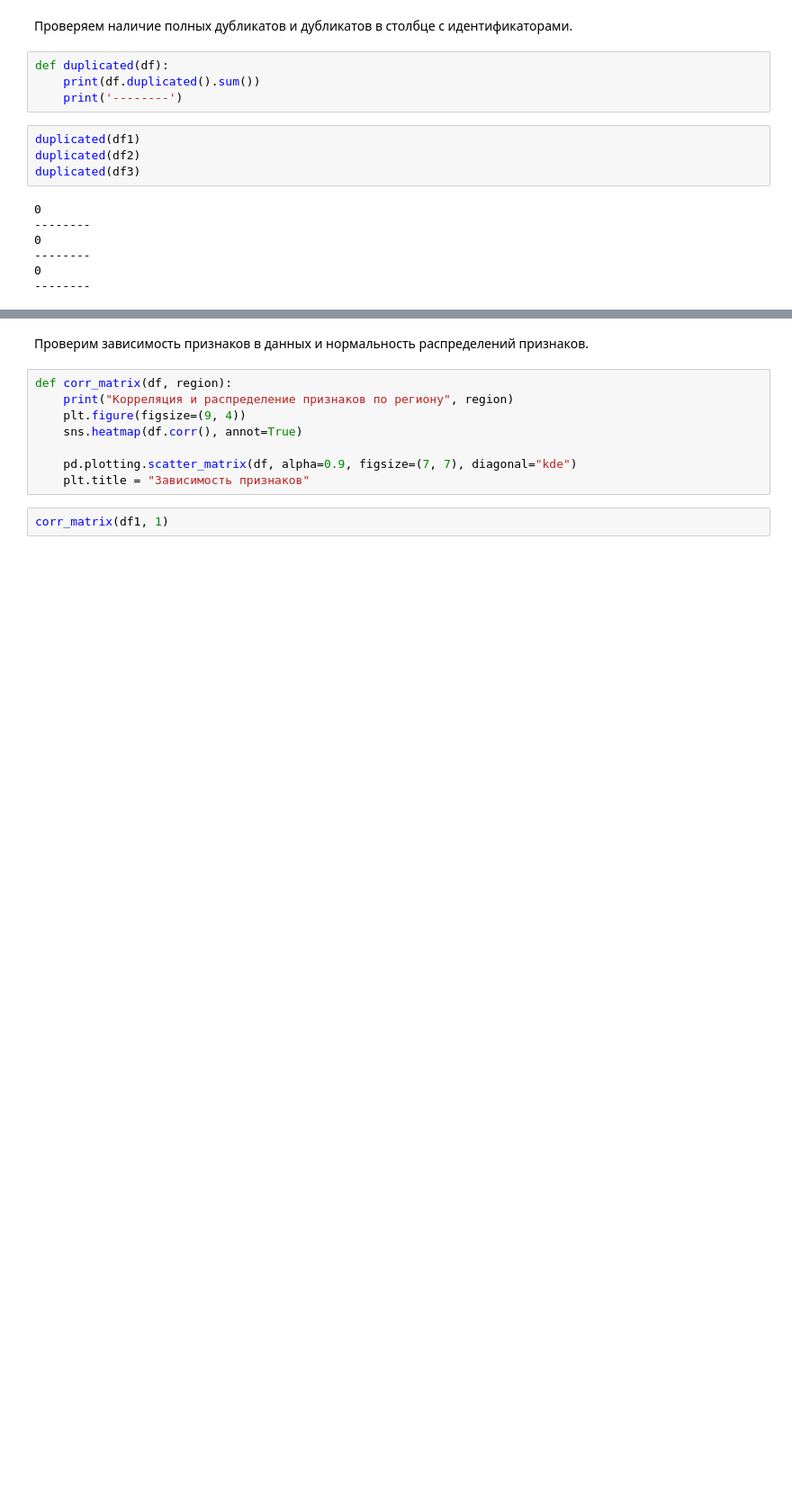
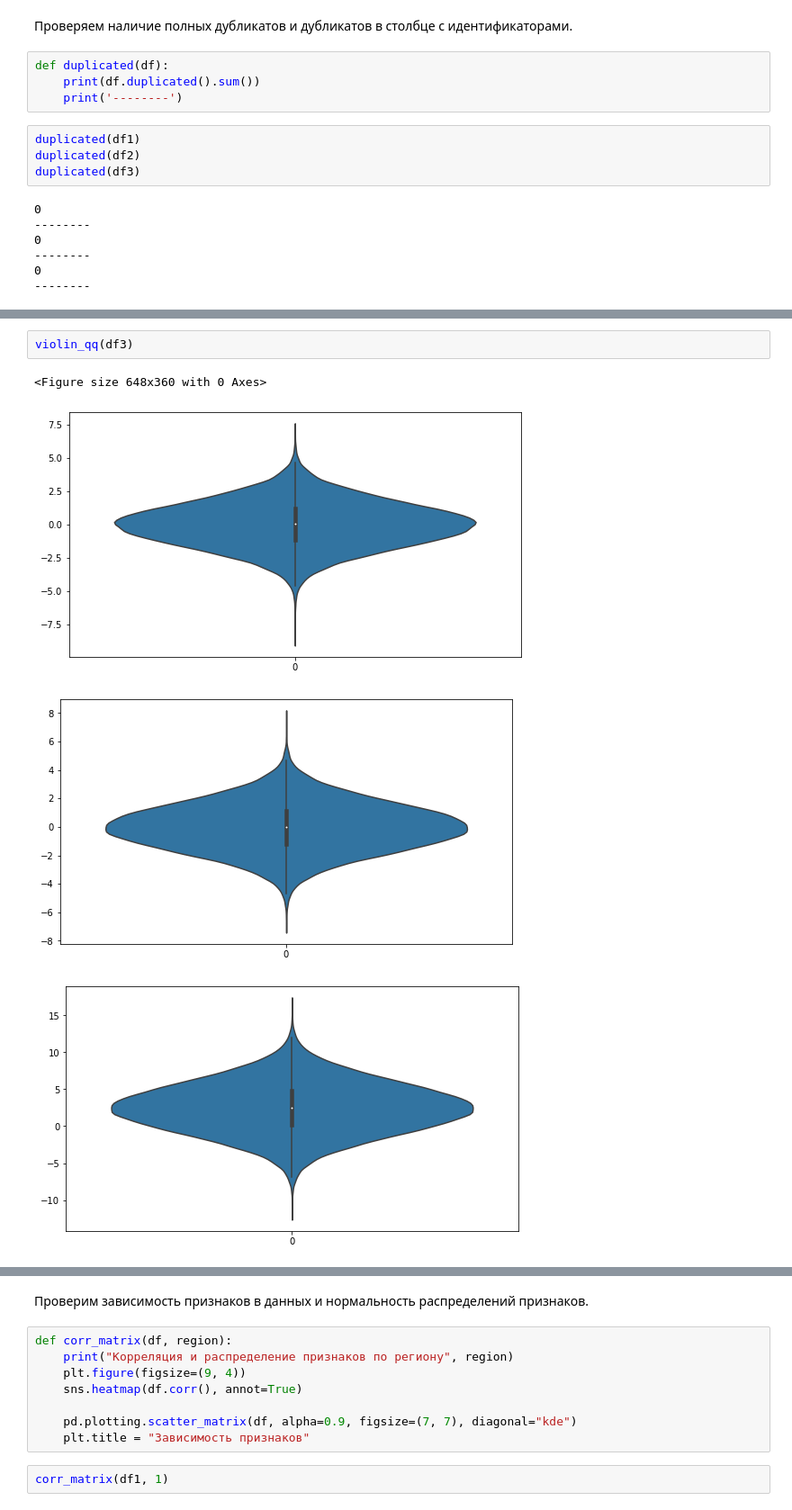
Before and after one commit to elena-soln/study_projects, a Jupyter notebook: Oil_Well_Best_Location/Oil_Well_Best_Location.ipynb, the cells around one changed output, grey strips where cells are left out. Shown at 90% size. Drawn from its saved outputs; the diff is of its cells as text; blank space fills up the shorter version.

```diff
--- a/Oil_Well_Best_Location/Oil_Well_Best_Location.ipynb
+++ b/Oil_Well_Best_Location/Oil_Well_Best_Location.ipynb
@@ -154,0 +197,7 @@ duplicated(df3)
+# %%
+violin_qq(df3)
+# %% [output]
+<Figure size 648x360 with 0 Axes>
+[figure, added]
+[figure, added]
+[figure, added]
```
Also changed, not shown: parts of 7 cells of this notebook.
